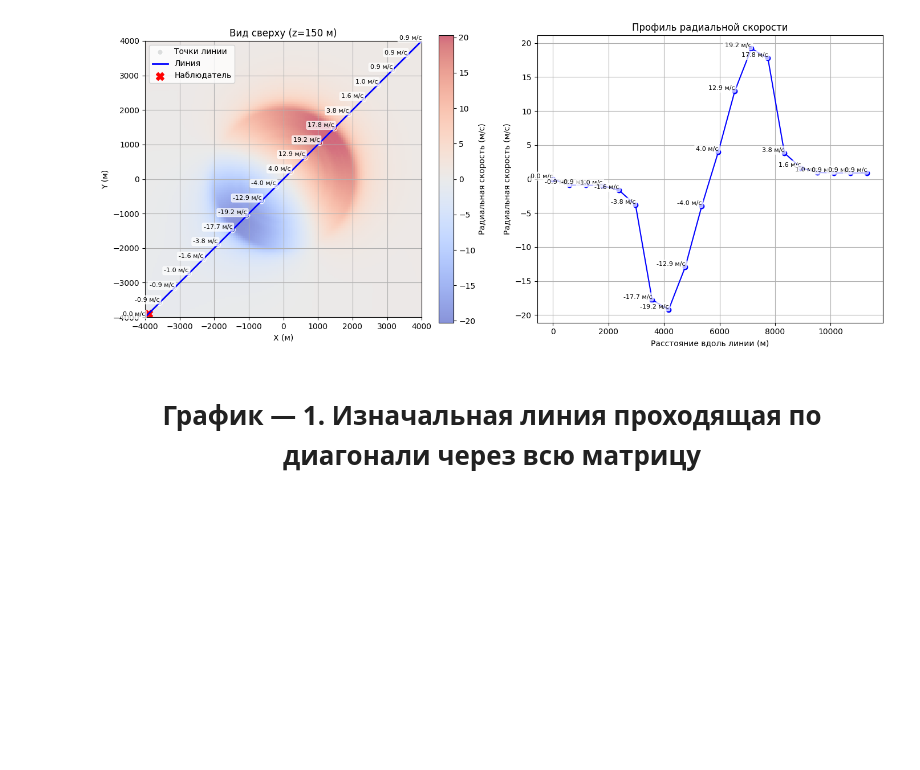
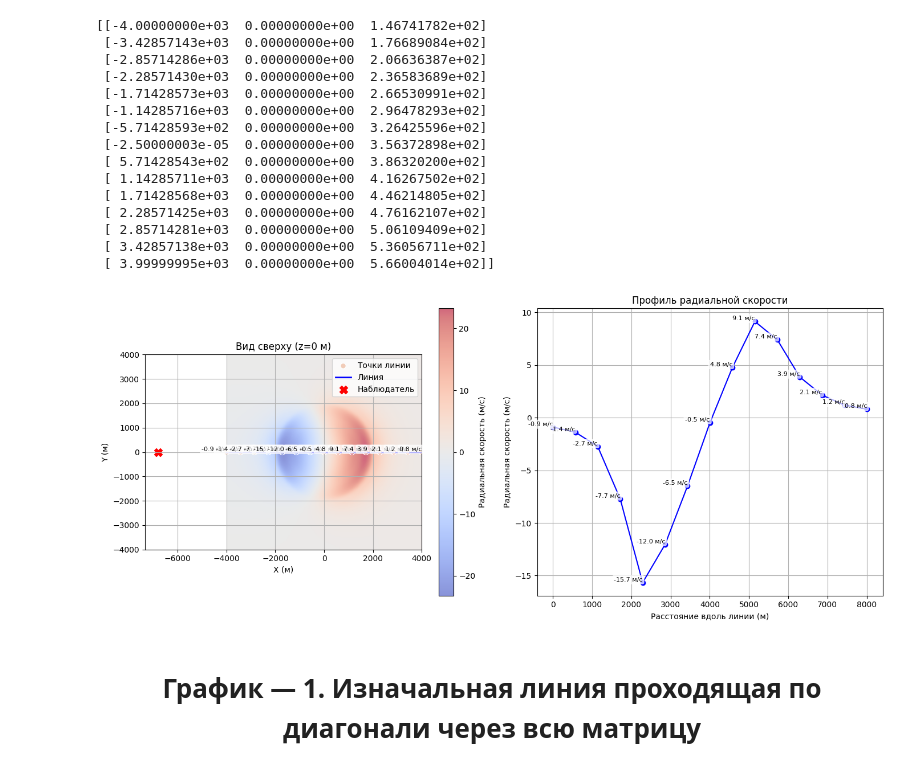
Before and after one commit to DmitryZSer/Meteo_RLS, a Jupyter notebook: calculations/Radial_velocity_report.ipynb, the cells around one changed output. Drawn from its saved outputs; the diff is of its cells as text; code cells hidden in the pictures; blank space fills up the shorter version.

```diff
--- a/calculations/Radial_velocity_report.ipynb
+++ b/calculations/Radial_velocity_report.ipynb
@@ -111,7 +25,7 @@ z = np.arange(zstart, zstart + iz * dz, dz)
 X, Y, Z = np.meshgrid(x, y, z, indexing='ij')
 
 # Заданная точка
-x0, y0, z0 = -4000, -4000, 0
+x0, y0, z0 = 0, 0, 0
 
 # Вычисление разностей координат
 delta_x = X - x0
@@ -246,8 +124,19 @@ def find_intersection(matrix_shape, origin, direction):
         t_enter.append(min(t1, t2))
         t_exit.append(max(t1, t2))
 
-    t_start = max(0, *[t for t in t_enter if not np.isnan(t)])
-    t_end = min(*[t for t in t_exit if not np.isnan(t)])
+    # Исправленный блок
+    valid_t_enter = [t for t in t_enter if not np.isnan(t)]
+    valid_t_exit = [t for t in t_exit if not np.isnan(t)]
+
+    t_start = max([0] + valid_t_enter) if valid_t_enter else np.nan
+    t_end = min(valid_t_exit) if valid_t_exit else np.nan
+
+    if np.isnan(t_start) or np.isnan(t_end) or t_start > t_end:
+        return np.nan, np.nan
+
+
+    # t_start = max(0, *[t for t in t_enter if not np.isnan(t)])
+    # t_end = min(*[t for t in t_exit if not np.isnan(t)])
 
     return t_start, t_end
 
@@ -275,13 +164,13 @@ def trilinear_interpolation(matrix, x, y, z):
 
     return c0 * (1 - zd) + c1 * zd
 # %%
-def plot_line_results(V_radial, z_slice, x, y, points, values, distance, observer_position):
+def plot_line_results(V_radial, z0, x, y, z,  points, values, distance, observer_position):
     """
     Визуализация результатов: радиальная скорость и профиль скорости.
 
     Args:
         V_radial (np.ndarray): 3D массив радиальных скоростей.
-        z_slice (int): Индекс среза по оси Z.
+        z0 (int): Величина в метрах среза  Z.
         x (np.ndarray): Координаты по оси X.
         y (np.ndarray): Координаты по оси Y.
         points (np.ndarray): Точки на линии.
@@ -290,6 +179,7 @@ def plot_line_results(V_radial, z_slice, x, y, points, values, distance, observe
         observer_position (tuple): Позиция наблюдателя (x0, y0).
     """
     import matplotlib.pyplot as plt
+    z_slice = np.argmin(np.abs(z - z0))  # Индекс слоя z
 
     # Срез радиальной скорости
     radial_slice = V_radial[:, :, z_slice]
@@ -317,7 +207,7 @@ def plot_line_results(V_radial, z_slice, x, y, points, values, distance, observe
 
     # Наблюдатель
     plt.scatter(
-        observer_position[0]+100, observer_position[1]+100,
+        observer_position[0]+0, observer_position[1]+0,
         color='red', marker='X', s=100, label='Наблюдатель'
     )
 
@@ -338,7 +228,7 @@ def plot_line_results(V_radial, z_slice, x, y, points, values, distance, observe
 
     plt.xlabel('X (м)')
     plt.ylabel('Y (м)')
-    plt.title('Вид сверху (z=150 м)')
+    plt.title(f'Вид сверху (z={z0} м)')
     plt.legend()
     plt.grid(True)
 
@@ -371,6 +261,10 @@ def plot_line_results(V_radial, z_slice, x, y, points, values, distance, observe
 u_data = read_pws_file("../data/111/PWS_NASA_Dataset111_u.faa")
 v_data = read_pws_file("../data/111/PWS_NASA_Dataset111_v.faa")
 w_data = read_pws_file("../data/111/PWS_NASA_Dataset111_w.faa")
+
+# u_data = read_pws_file("../data/DO-220B Reference Supplement/ADWRS/PWS_NASA_Dataset351_W9_4/PWS_NASA_Dataset351_u.faa")
+# v_data = read_pws_file("../data/DO-220B Reference Supplement/ADWRS/PWS_NASA_Dataset351_W9_4/PWS_NASA_Dataset351_v.faa")
+# w_data = read_pws_file("../data/DO-220B Reference Supplement/ADWRS/PWS_NASA_Dataset351_W9_4/PWS_NASA_Dataset351_w.faa")
 
 origin = np.array(u_data['origin_m'])  # Начало координат датасета
 dx, dy, dz = u_data['resolution_m']     # Шаг сетки
@@ -383,11 +277,11 @@ z = origin[2] + np.arange(iz) * dz
 X, Y, Z = np.meshgrid(x, y, z, indexing='ij')
 
 # Расчет радиальной скорости
-x0, y0, z0 = -4000, -4000, 150  # Точка наблюдателя
+x0, y0, z0 =  -6800, 0, 0# Точка наблюдателя
 # Параметры линии
-azimuth_deg = 45    # Горизонтальный угол
-elevation_deg = 0  # Вертикальный угол
-num_points = 20    # Количество точек
+azimuth_deg = 0 # Горизонтальный угол
+elevation_deg = 3  # Вертикальный угол
+num_points = 15    # Количество точек
 
 
 
@@ -418,37 +312,51 @@ direction_normalized = direction / np.array([dx, dy, dz])
 
 t_start, t_end = find_intersection(matrix_shape,
                                   (origin_line - origin)/np.array([dx, dy, dz]),
                                   direction_normalized)
 
 t_values = np.linspace(t_start, t_end, num_points)
 points = origin_line + direction * t_values[:, np.newaxis]
 
 values = []
 for point in points:
     x_idx = (point[0] - origin[0]) / dx
     y_idx = (point[1] - origin[1]) / dy
     z_idx = (point[2] - origin[2]) / dz
     values.append(trilinear_interpolation(V_radial, x_idx, y_idx, z_idx))
 
-# print(points)
+print(points)
 # print(values)
 # print(ix)
 # istance = [0.0]
 distance = [0.0]  # Начальное расстояние 0 метров
 
 for i in range(1, len(points)):
     dx = points[i][0] - points[i-1][0]
     dy = points[i][1] - points[i-1][1]
     dz = points[i][2] - points[i-1][2]
     segment = np.sqrt(dx**2 + dy**2 + dz**2)
     distance.append(distance[-1] + segment)  #
 
 distance = np.array(distance)
 
-z_slice = np.argmin(np.abs(z - 150))  # Индекс слоя z=150
-plot_line_results(V_radial, z_slice, x, y, points, values, distance, observer_position=(x0, y0))
+plot_line_results(V_radial, z0, x, y, z, points, values, distance, observer_position=(x0, y0))
 # %% [output]
+[[-4.00000000e+03  0.00000000e+00  1.46741782e+02]
+ [-3.42857143e+03  0.00000000e+00  1.76689084e+02]
+ [-2.85714286e+03  0.00000000e+00  2.06636387e+02]
+ [-2.28571430e+03  0.00000000e+00  2.36583689e+02]
+ [-1.71428573e+03  0.00000000e+00  2.66530991e+02]
+ [-1.14285716e+03  0.00000000e+00  2.96478293e+02]
+ [-5.71428593e+02  0.00000000e+00  3.26425596e+02]
+ [-2.50000003e-05  0.00000000e+00  3.56372898e+02]
+ [ 5.71428543e+02  0.00000000e+00  3.86320200e+02]
+ [ 1.14285711e+03  0.00000000e+00  4.16267502e+02]
+ [ 1.71428568e+03  0.00000000e+00  4.46214805e+02]
+ [ 2.28571425e+03  0.00000000e+00  4.76162107e+02]
+ [ 2.85714281e+03  0.00000000e+00  5.06109409e+02]
+ [ 3.42857138e+03  0.00000000e+00  5.36056711e+02]
+ [ 3.99999995e+03  0.00000000e+00  5.66004014e+02]]
-[figure, old version]
+[figure, new version]
 # %% [markdown]
 <h1><center>График — 1. Изначальная линия проходящая по диагонали через всю матрицу</center></h1>
 # %%
```
Also changed, not shown: parts of 11 cells of this notebook, 5 other files.
